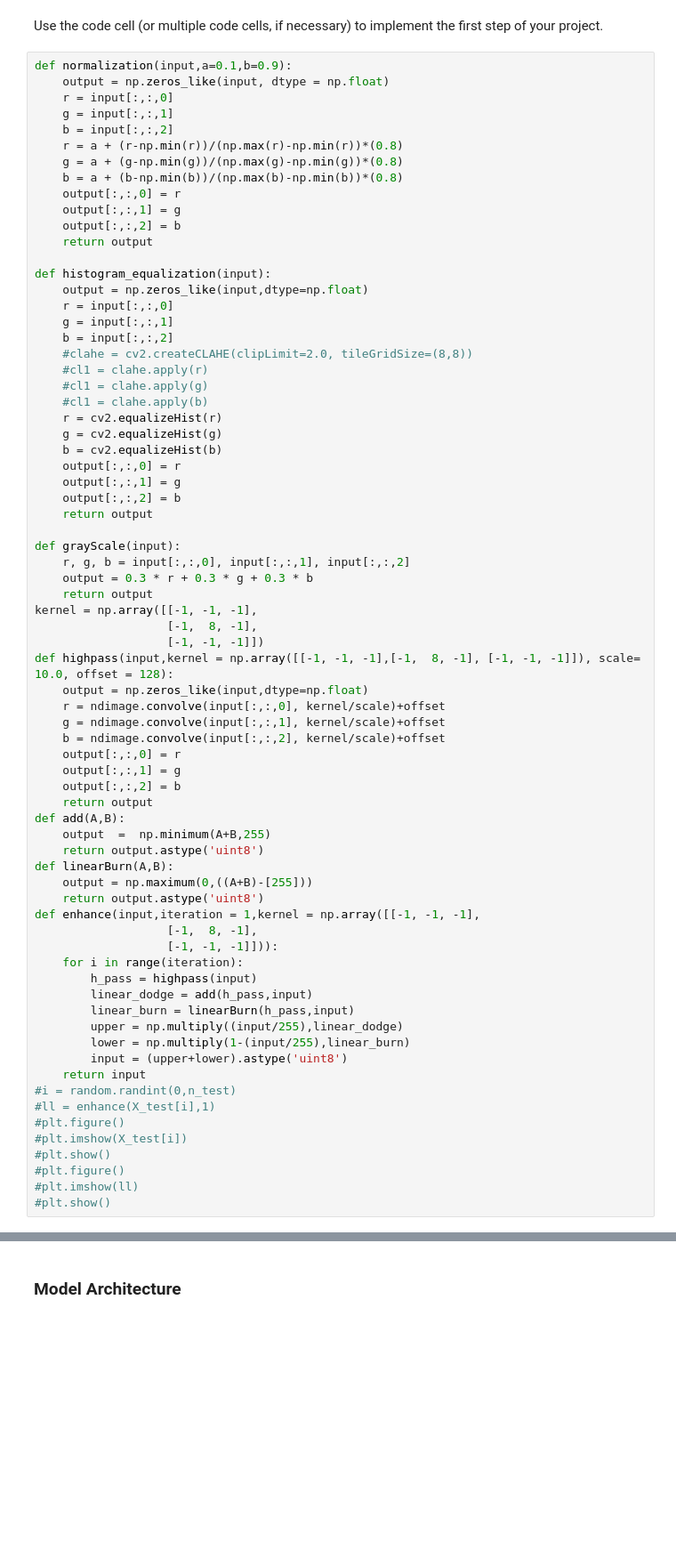
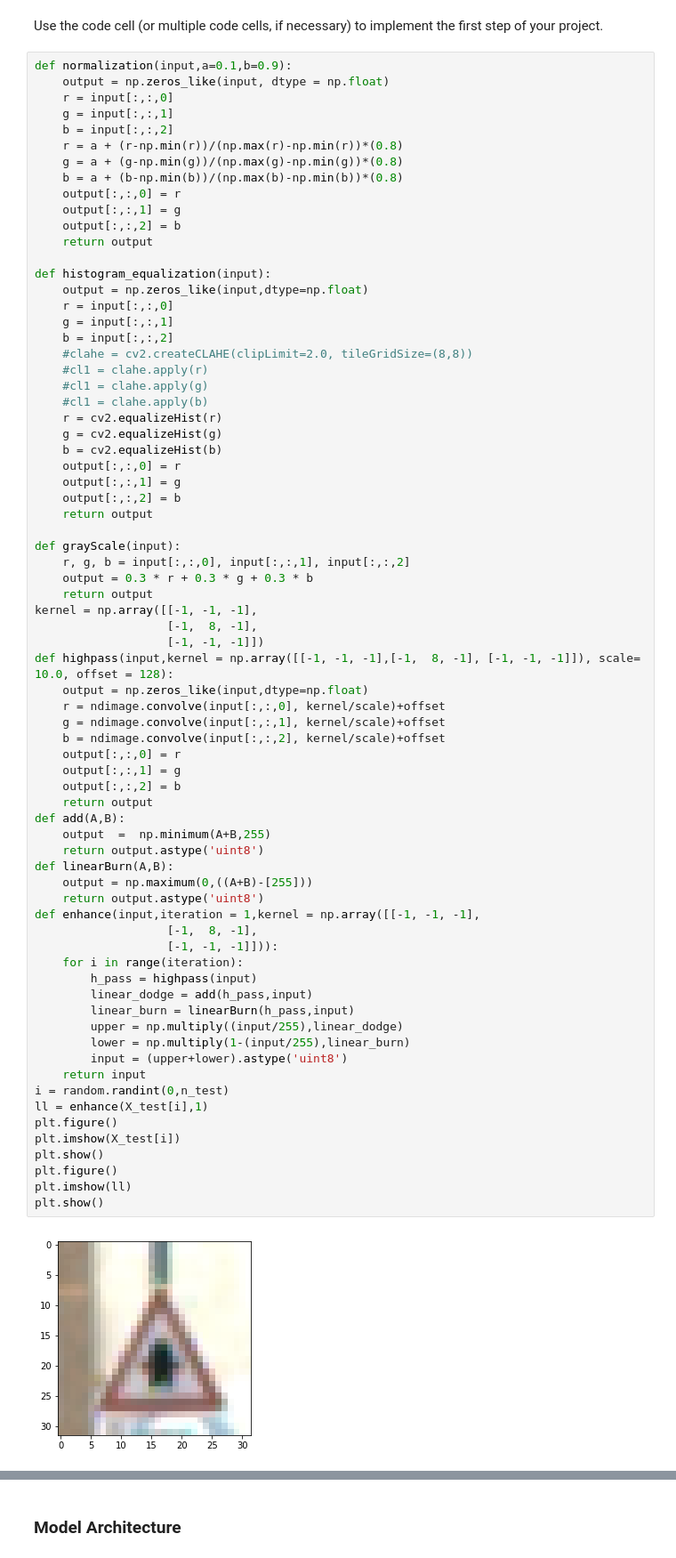
Before and after one commit to cfficaurzua/P2-SDCND, a Jupyter notebook: Traffic_Sign_Classifier.ipynb, the cells around one changed output, grey strips where cells are left out. Shown: that part at 89% size. Saved outputs shown, nothing was run; the diff lists cells and outputs as text; blank space fills up the shorter version.

```diff
--- a/Traffic_Sign_Classifier.ipynb
+++ b/Traffic_Sign_Classifier.ipynb
@@ -178,38 +178,40 @@ def grayScale(input):
     return output
 kernel = np.array([[-1, -1, -1],
                    [-1,  8, -1],
                    [-1, -1, -1]])
 def highpass(input,kernel = np.array([[-1, -1, -1],[-1,  8, -1], [-1, -1, -1]]), scale= 10.0, offset = 128):
     output = np.zeros_like(input,dtype=np.float)
     r = ndimage.convolve(input[:,:,0], kernel/scale)+offset
     g = ndimage.convolve(input[:,:,1], kernel/scale)+offset
     b = ndimage.convolve(input[:,:,2], kernel/scale)+offset
     output[:,:,0] = r
     output[:,:,1] = g
     output[:,:,2] = b
     return output
 def add(A,B):
     output  =  np.minimum(A+B,255)
     return output.astype('uint8')
 def linearBurn(A,B):
     output = np.maximum(0,((A+B)-[255]))
     return output.astype('uint8')
 def enhance(input,iteration = 1,kernel = np.array([[-1, -1, -1],
                    [-1,  8, -1],
                    [-1, -1, -1]])):
     for i in range(iteration):
         h_pass = highpass(input)
         linear_dodge = add(h_pass,input)
         linear_burn = linearBurn(h_pass,input)
         upper = np.multiply((input/255),linear_dodge)
         lower = np.multiply(1-(input/255),linear_burn)
         input = (upper+lower).astype('uint8')
     return input
-#i = random.randint(0,n_test)
-#ll = enhance(X_test[i],1)
-#plt.figure()
-#plt.imshow(X_test[i])
-#plt.show()
-#plt.figure()
-#plt.imshow(ll)
-#plt.show()
+i = random.randint(0,n_test)
+ll = enhance(X_test[i],1)
+plt.figure()
+plt.imshow(X_test[i])
+plt.show()
+plt.figure()
+plt.imshow(ll)
+plt.show()
+# %% [output]
+[figure, added]
```
Also changed, not shown: parts of 8 cells of this notebook, 3 other files.
